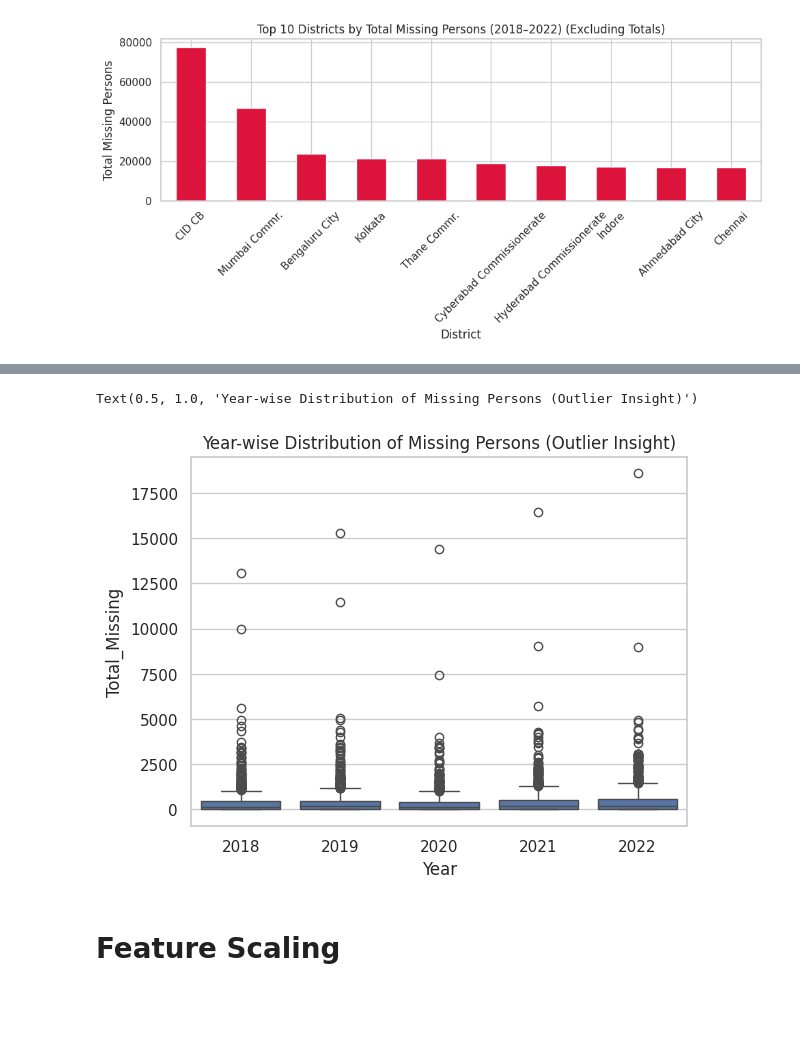
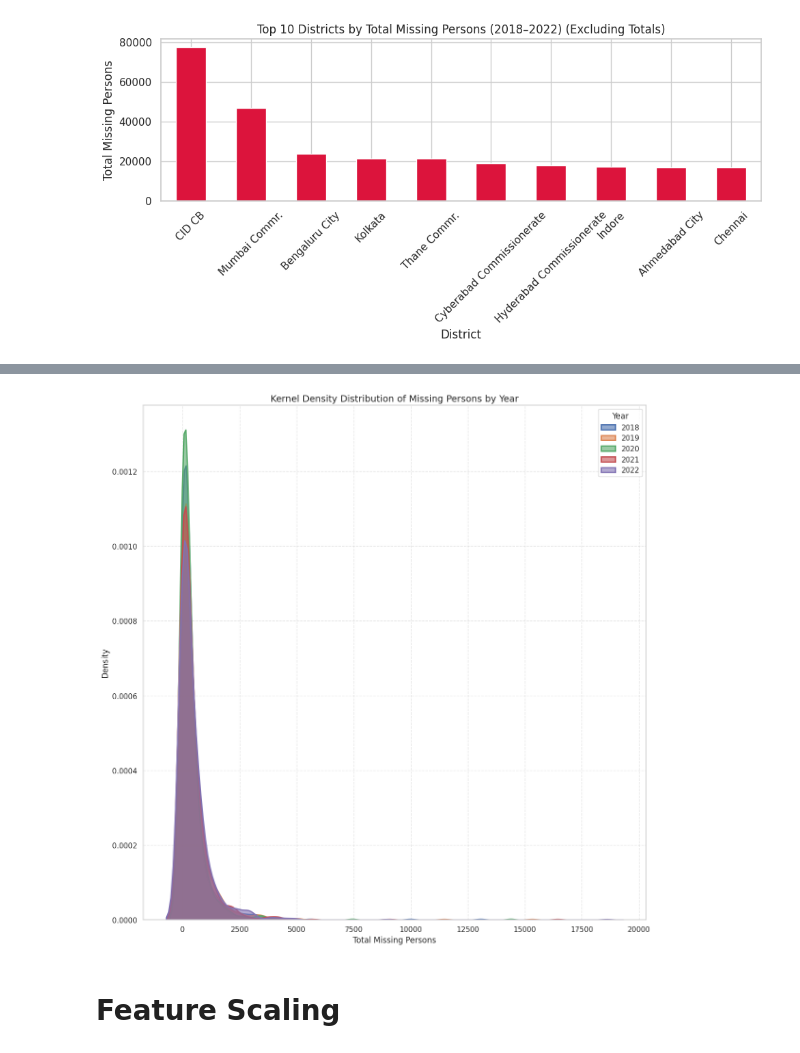
Before and after one commit to EricSiq/India_Missing_Persons_Analysis_2017-2022, a Jupyter notebook: USL_A2_13_040_041.ipynb, the cells around one changed output, grey strips where cells are left out. Cells and saved outputs as stored; diff of their text form; code cells hidden in the pictures; blank space fills up the shorter version.

```diff
--- a/USL_A2_13_040_041.ipynb
+++ b/USL_A2_13_040_041.ipynb
@@ -470,9 +484,25 @@ NameError: name 'pivot_table' is not defined
-# %%
-sns.boxplot(x='Year', y='Total_Missing', data=filtered_data)
-plt.title("Year-wise Distribution of Missing Persons (Outlier Insight)")
-# %% [output]
-Text(0.5, 1.0, 'Year-wise Distribution of Missing Persons (Outlier Insight)')
-[figure, removed]
+# %%
+plt.figure(figsize=(12,12))
+
+# Create KDE plots for each year with distinct colors
+for year in sorted(filtered_data['Year'].unique()):
+    sns.kdeplot(
+        filtered_data[filtered_data['Year'] == year]['Total_Missing'],
+        label=str(year),
+        fill=True,
+        linewidth=2,
+        alpha=0.6
+    )
+
+plt.title("Kernel Density Distribution of Missing Persons by Year", fontsize=14)
+plt.xlabel("Total Missing Persons", fontsize=12)
+plt.ylabel("Density", fontsize=12)
+plt.legend(title='Year')
+plt.grid(True, linestyle='--', alpha=0.5)
+plt.tight_layout()
+plt.show()
+# %% [output]
+[figure, added]
 # %% [markdown]
 # Feature Scaling
 # %% [markdown]
```
Also changed, not shown: parts of 4 cells of this notebook.
